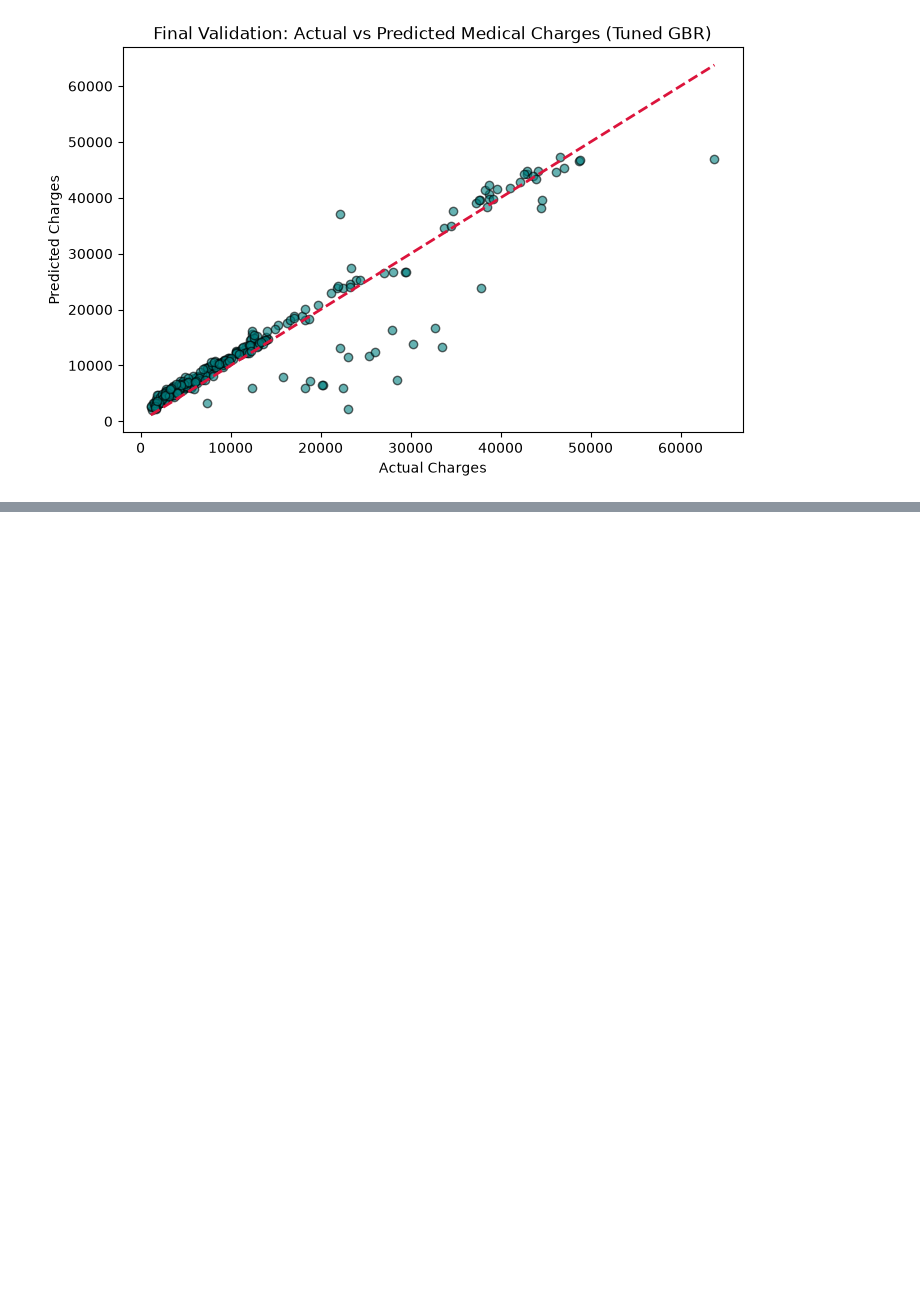
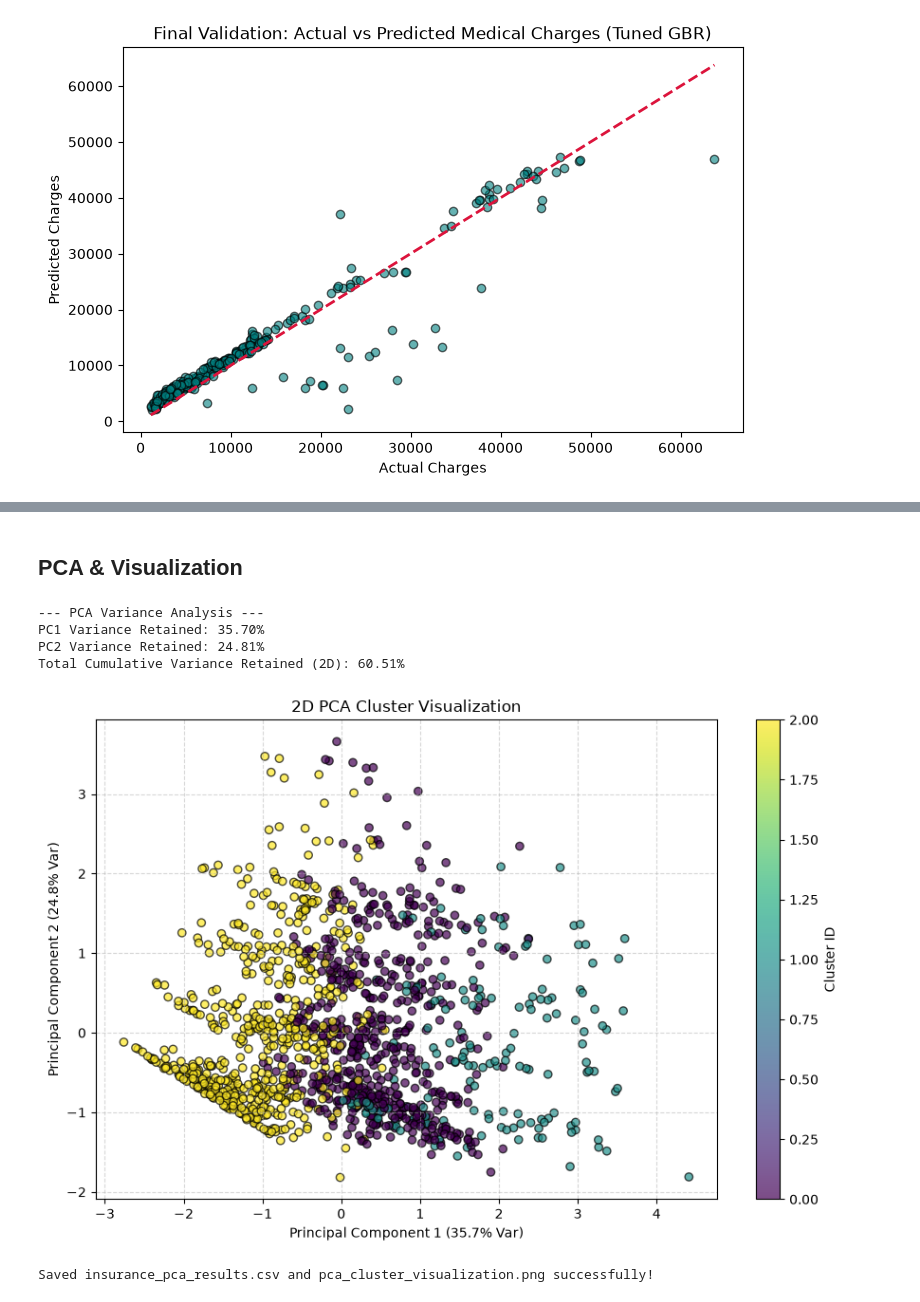
Before and after one commit to Laibarehman-SE/ML-Regression-Preparation., a Jupyter notebook: regression_task.ipynb, the cells around one changed output, grey strips where cells are left out. Drawn from its saved outputs; the diff is of its cells as text; code cells hidden in the pictures; blank space fills up the shorter version.

```diff
--- a/regression_task.ipynb
+++ b/regression_task.ipynb
@@ -643,0 +1359,55 @@ Tuned GBR KPI -> MAE: 2520.75 | RMSE: 4348.35 | R2: 0.88
+# %% [markdown]
+## PCA & Visualization
+# %%
+import pandas as pd
+import numpy as np
+import matplotlib.pyplot as plt
+from sklearn.decomposition import PCA
+from sklearn.cluster import KMeans
+
+# 1. Load Standardized Clustering Data
+X_scaled_df = pd.read_csv('insurance_clustering_prepared.csv')
+if 'Cluster' in X_scaled_df.columns:
+    X_scaled_df = X_scaled_df.drop('Cluster', axis=1)
+
+# 2. Apply PCA to reduce to 2 Dimensions
+pca = PCA(n_components=2)
+principal_components = pca.fit_transform(X_scaled_df)
+
+# Analyze Variance Retained
+explained_variance = pca.explained_variance_ratio_
+print(f"--- PCA Variance Analysis ---")
+print(f"PC1 Variance Retained: {explained_variance[0]*100:.2f}%")
+print(f"PC2 Variance Retained: {explained_variance[1]*100:.2f}%")
+print(f"Total Cumulative Variance Retained (2D): {sum(explained_variance)*100:.2f}%")
+
+# 3. Fit K-Means to get clusters for visualization
+kmeans = KMeans(n_clusters=3, random_state=42, n_init=10)
+clusters = kmeans.fit_predict(X_scaled_df)
+
+# Create 2D Visualization DataFrame
+pca_df = pd.DataFrame(data=principal_components, columns=['PC1', 'PC2'])
+pca_df['Cluster'] = clusters
+
+# 4. Plot 2D PCA Cluster Scatter Plot
+plt.figure(figsize=(9, 6))
+scatter = plt.scatter(pca_df['PC1'], pca_df['PC2'], c=pca_df['Cluster'], cmap='viridis', alpha=0.7, edgecolor='k')
+plt.xlabel(f'Principal Component 1 ({explained_variance[0]*100:.1f}% Var)')
+plt.ylabel(f'Principal Component 2 ({explained_variance[1]*100:.1f}% Var)')
+plt.title('2D PCA Cluster Visualization')
+plt.colorbar(scatter, label='Cluster ID')
+plt.grid(True, linestyle='--', alpha=0.5)
+plt.tight_layout()
+plt.savefig('pca_cluster_visualization.png')
+plt.show()
+
+# Save PCA results
+pca_df.to_csv('insurance_pca_results.csv', index=False)
+print("\nSaved insurance_pca_results.csv and pca_cluster_visualization.png successfully!")
+# %% [output]
+--- PCA Variance Analysis ---
+PC1 Variance Retained: 35.70%
+PC2 Variance Retained: 24.81%
+Total Cumulative Variance Retained (2D): 60.51%
+[figure, added]
+Saved insurance_pca_results.csv and pca_cluster_visualization.png successfully!
```
Also changed, not shown: parts of 29 cells of this notebook.
